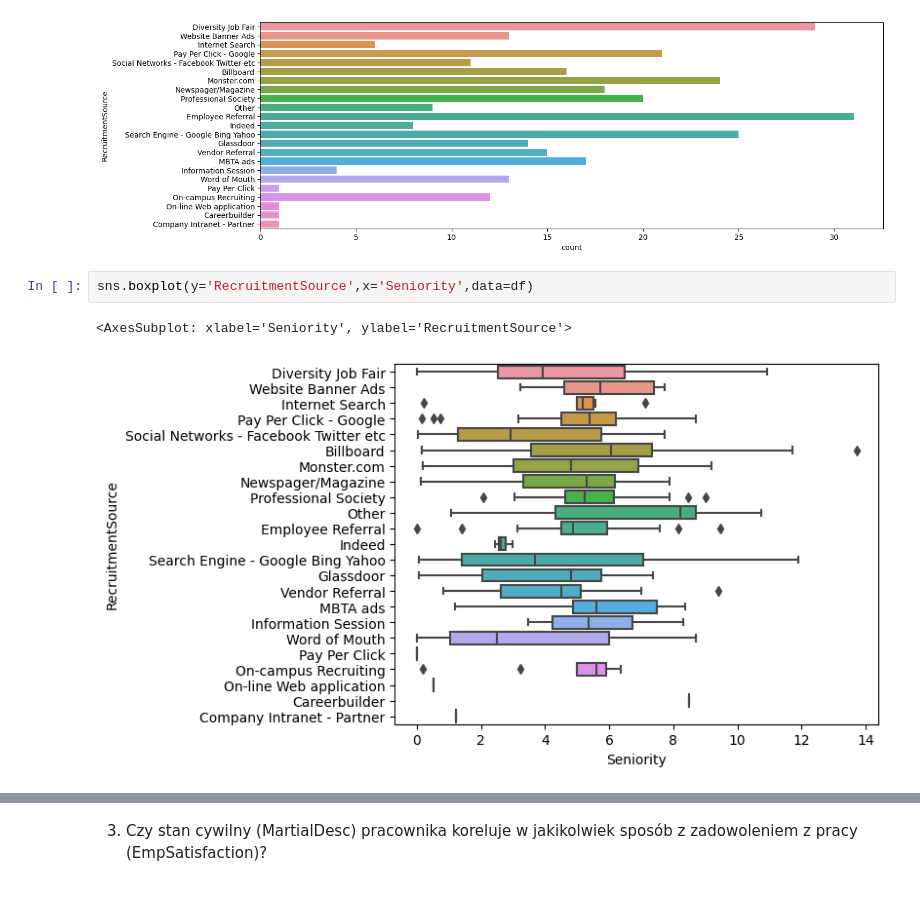
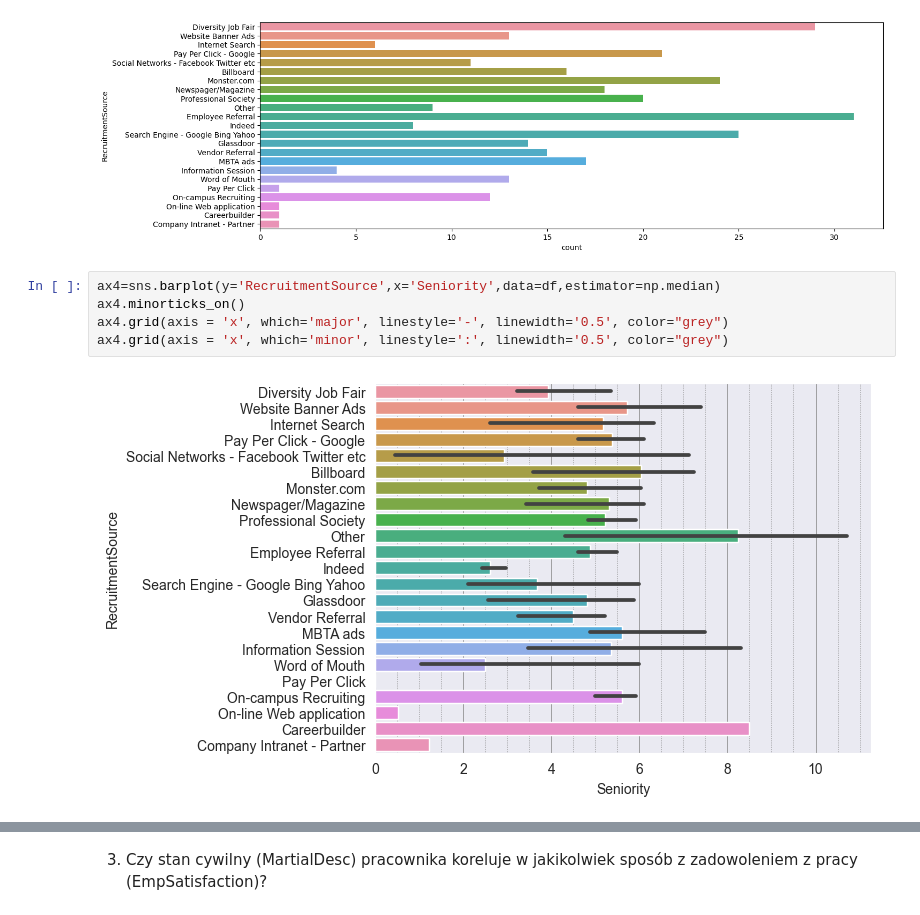
Before and after one commit to Margolka/Module_9_ch2, a Jupyter notebook: ex.ipynb, the cells around one changed output, grey strips where cells are left out. Drawn from its saved outputs; the diff is of its cells as text.

```diff
--- a/ex.ipynb
+++ b/ex.ipynb
@@ -116,8 +116,10 @@ sns.countplot(y='RecruitmentSource',data=df)
 # %% [output]
 <AxesSubplot: xlabel='count', ylabel='RecruitmentSource'>
 [figure]
-# %%
-sns.boxplot(y='RecruitmentSource',x='Seniority',data=df)
-# %% [output]
-<AxesSubplot: xlabel='Seniority', ylabel='RecruitmentSource'>
-[figure, removed]
+# %%
+ax4=sns.barplot(y='RecruitmentSource',x='Seniority',data=df,estimator=np.median)
+ax4.minorticks_on()
+ax4.grid(axis = 'x', which='major', linestyle='-', linewidth='0.5', color="grey")
+ax4.grid(axis = 'x', which='minor', linestyle=':', linewidth='0.5', color="grey")
+# %% [output]
+[figure, added]
```
Also changed, not shown: parts of 4 cells of this notebook.
